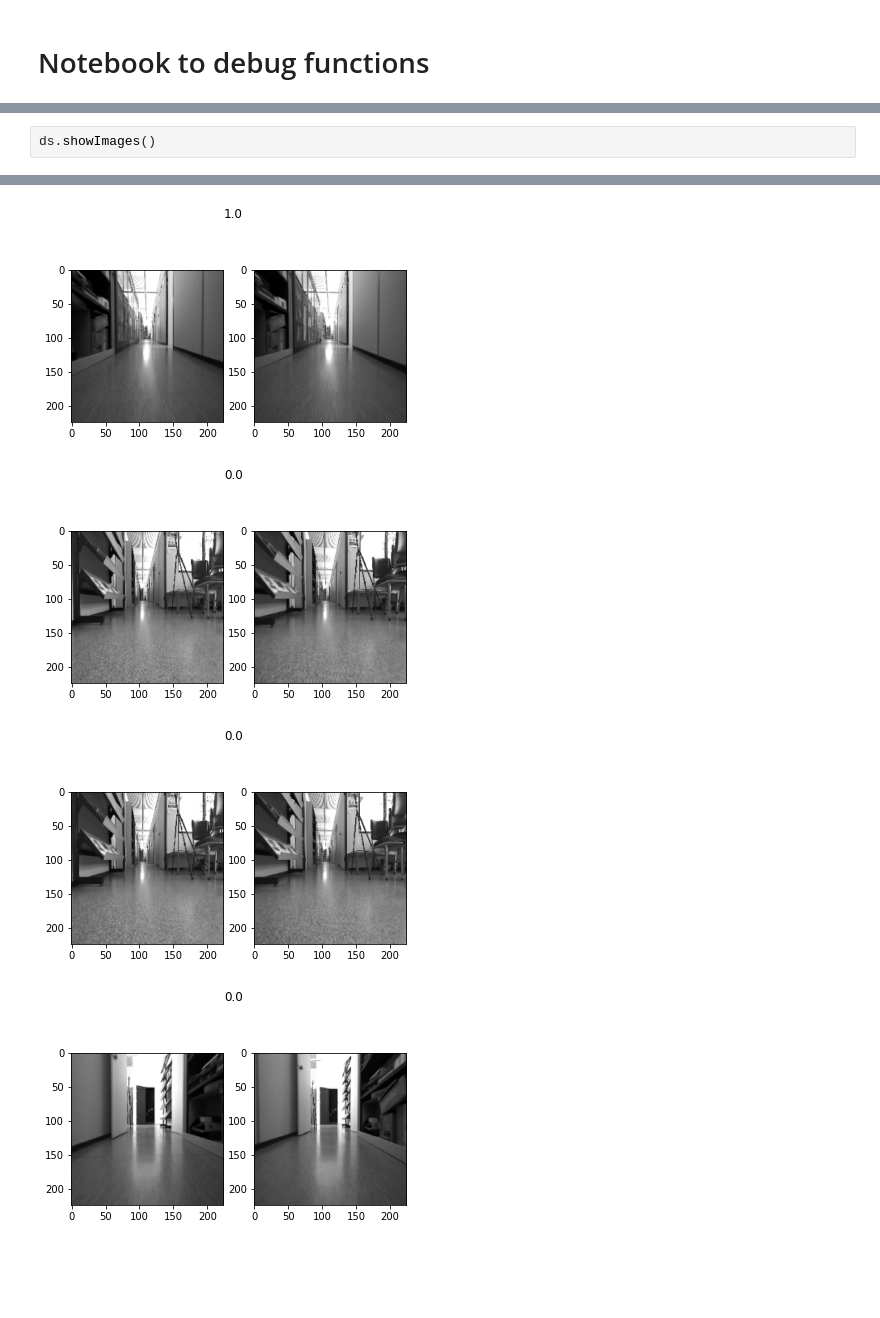
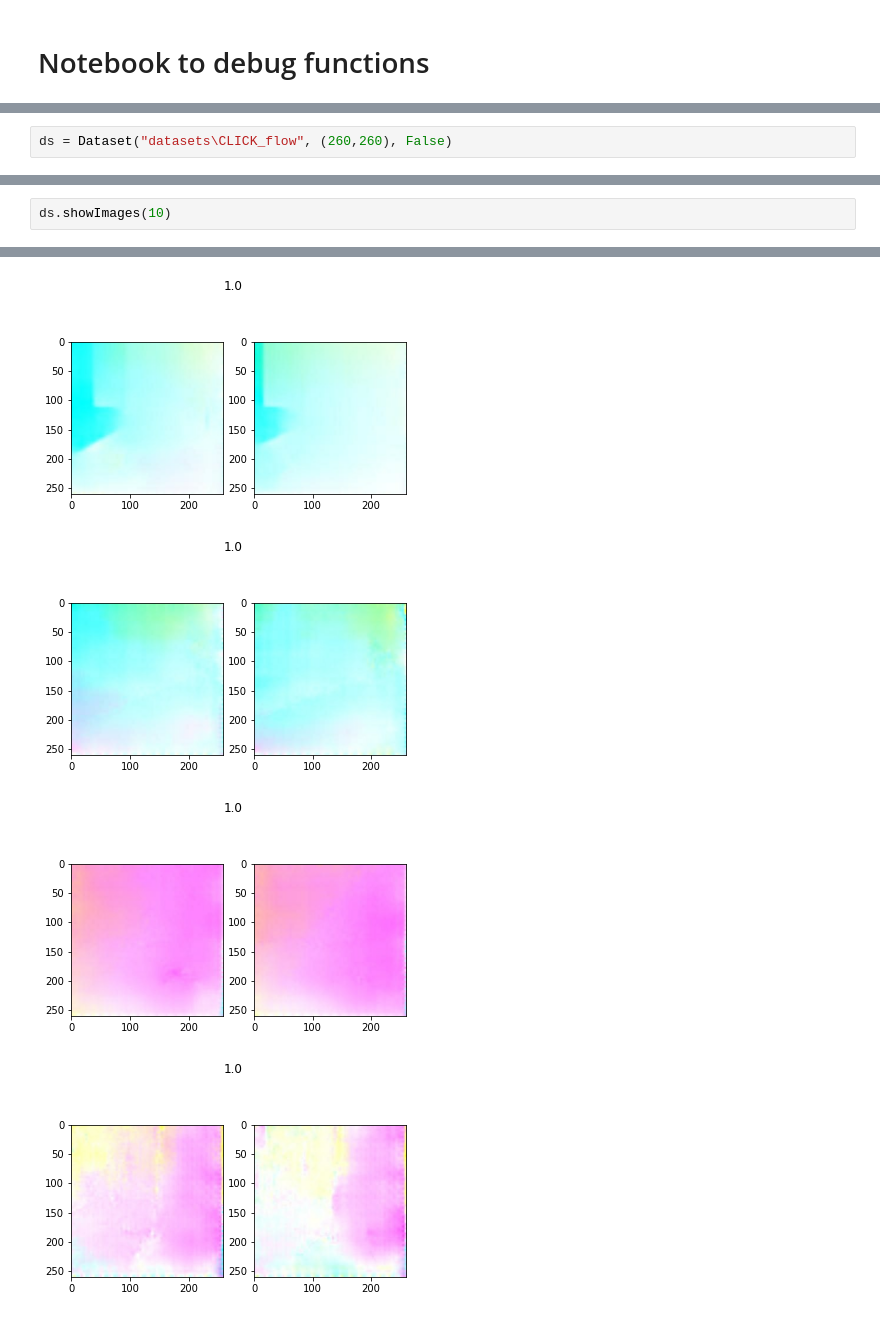
Before and after one commit to Nicolas-BZRD/Multi-Video-Temporal-Synchronization, a Jupyter notebook: notebooks/debug.ipynb, the cells around one changed output, grey strips where cells are left out. Cells and saved outputs as stored; diff of their text form; blank space fills up the shorter version.

Commit message:
add ds flow

```diff
--- a/notebooks/debug.ipynb
+++ b/notebooks/debug.ipynb
@@ -30,0 +5,2 @@ Found 11946 files belonging to 1 classes.
+# %%
+ds = Dataset("datasets\CLICK_flow", (260,260), False)
@@ -31,3 +12,3 @@ Found 11946 files belonging to 1 classes.
 # %%
-ds.showImages()
+ds.showImages(10)
 # %% [output]
@@ -37,4 +18,4 @@ ds.showImages()
-[figure, old version]
+[figure, new version]
-[figure, old version]
+[figure, new version]
-[figure, old version]
+[figure, new version]
-[figure, old version]
+[figure, new version]
```
Also changed, not shown: parts of 8 cells of this notebook, 36 other files.
